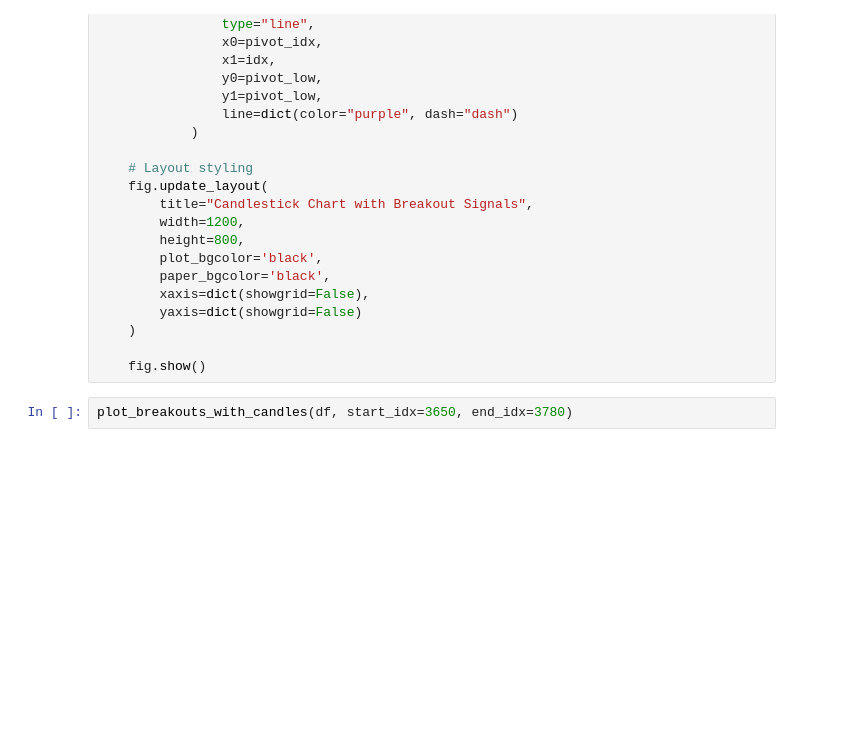
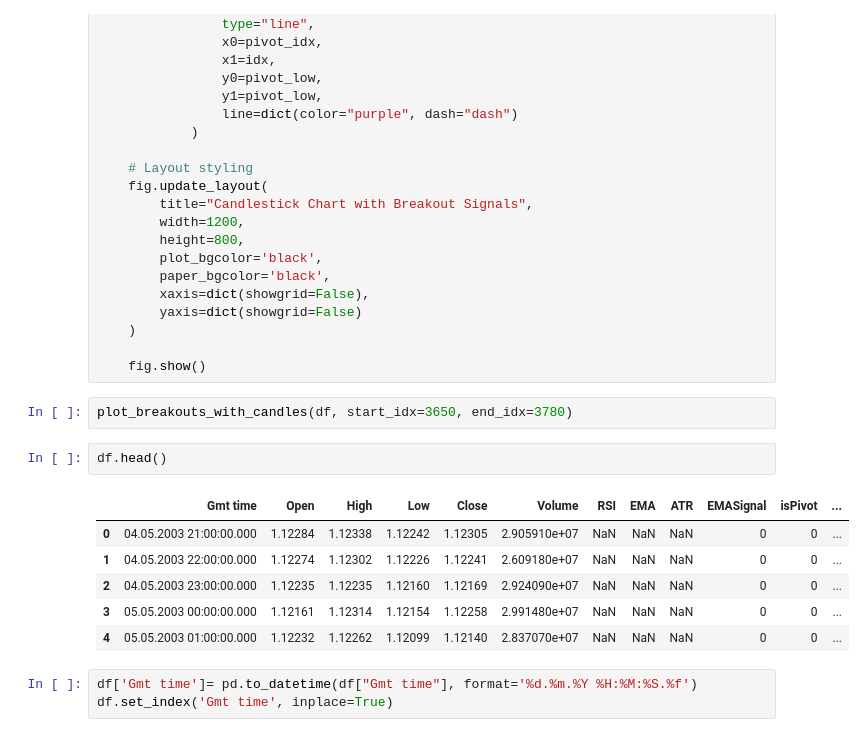
Before and after one commit to Merafeh/BreakOutLiquiditySweep, a Jupyter notebook: BreakOut_Liquidity_Sweep.ipynb, the cells around one changed output. Cells and saved outputs as stored; diff of their text form; blank space fills up the shorter version.

```diff
--- a/BreakOut_Liquidity_Sweep.ipynb
+++ b/BreakOut_Liquidity_Sweep.ipynb
@@ -326,6 +327,18 @@ def plot_breakouts_with_candles(df, start_idx=None, end_idx=None):
     fig.show()
 # %%
 plot_breakouts_with_candles(df, start_idx=3650, end_idx=3780)
+# %%
+df.head()
+# %% [output]
+|  | Gmt time | Open | High | Low | Close | Volume | RSI | EMA | ATR | EMASignal | isPivot | ... |
+| 0 | 04.05.2003 21:00:00.000 | 1.12284 | 1.12338 | 1.12242 | 1.12305 | 2.905910e+07 | NaN | NaN | NaN | 0 | 0 | ... |
+| 1 | 04.05.2003 22:00:00.000 | 1.12274 | 1.12302 | 1.12226 | 1.12241 | 2.609180e+07 | NaN | NaN | NaN | 0 | 0 | ... |
+| 2 | 04.05.2003 23:00:00.000 | 1.12235 | 1.12235 | 1.12160 | 1.12169 | 2.924090e+07 | NaN | NaN | NaN | 0 | 0 | ... |
+| 3 | 05.05.2003 00:00:00.000 | 1.12161 | 1.12314 | 1.12154 | 1.12258 | 2.991480e+07 | NaN | NaN | NaN | 0 | 0 | ... |
+| 4 | 05.05.2003 01:00:00.000 | 1.12232 | 1.12262 | 1.12099 | 1.12140 | 2.837070e+07 | NaN | NaN | NaN | 0 | 0 | ... |
+# %%
+df['Gmt time']= pd.to_datetime(df["Gmt time"], format='%d.%m.%Y %H:%M:%S.%f')
+df.set_index('Gmt time', inplace=True)
 # %%
 from backtesting import Backtest, Strategy
 import numpy as np
```
Also changed, not shown: parts of 5 cells of this notebook, 1 other file.
